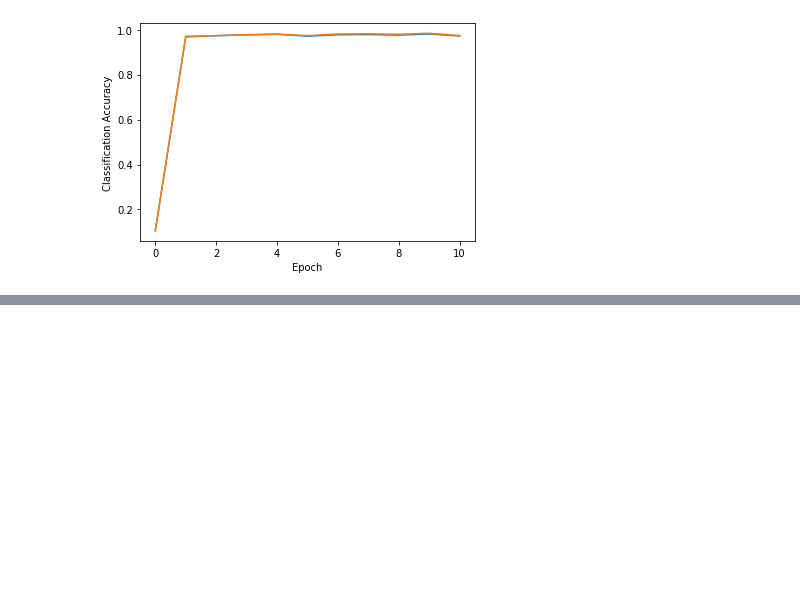
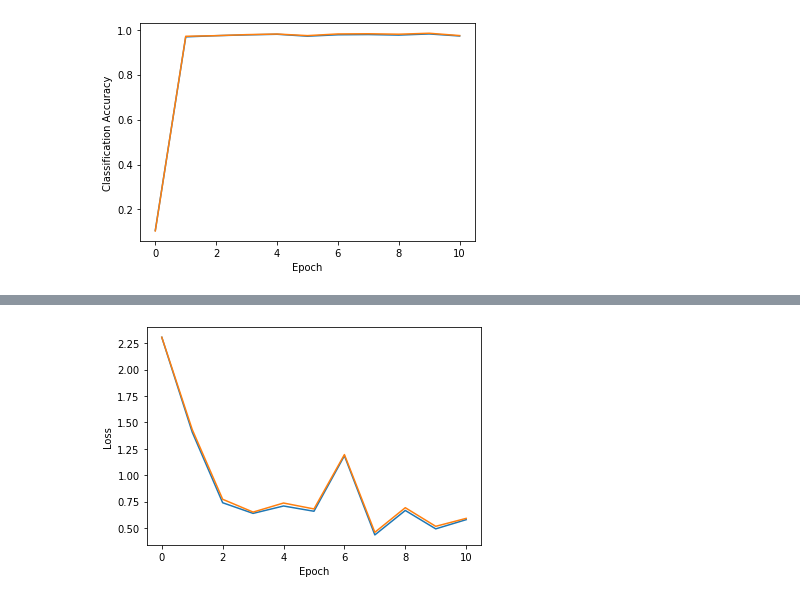
Before and after one commit to wswartworth/non_convex_sps2, a Jupyter notebook: non_convex_updated.ipynb, the cells around one changed output, grey strips where cells are left out. Cells and saved outputs as stored; diff of their text form; code cells hidden in the pictures; blank space fills up the shorter version.

```diff
--- a/non_convex_updated.ipynb
+++ b/non_convex_updated.ipynb
@@ -556,0 +602,8 @@ plt.show()
+# %%
+plt.xlabel('Epoch')
+plt.ylabel('Loss')
+plt.plot(sps2_data['total_test_losses'])
+plt.plot(sps2_data['total_train_losses'])
+plt.show()
+# %% [output]
+[figure, added]
```
Also changed, not shown: parts of 15 cells of this notebook, 21 other files.
